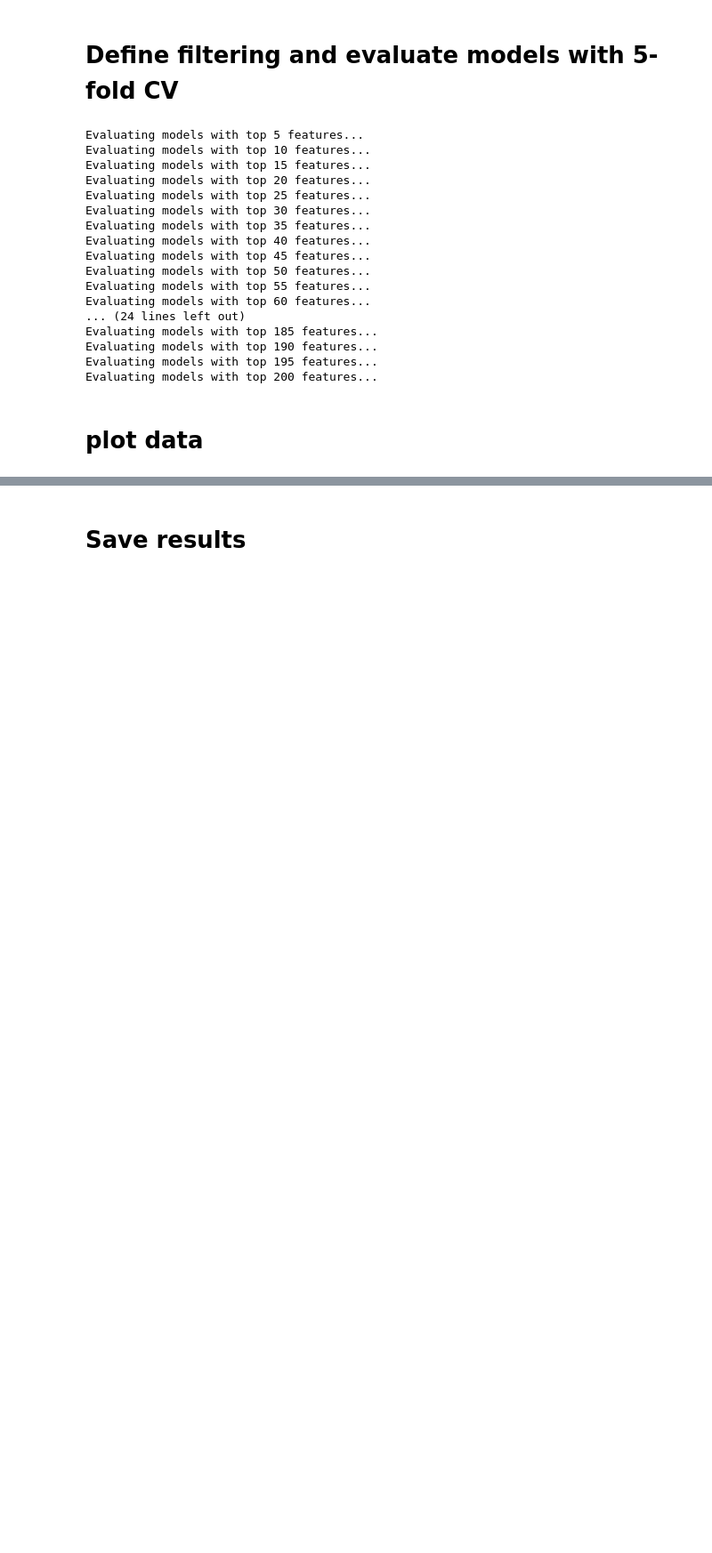
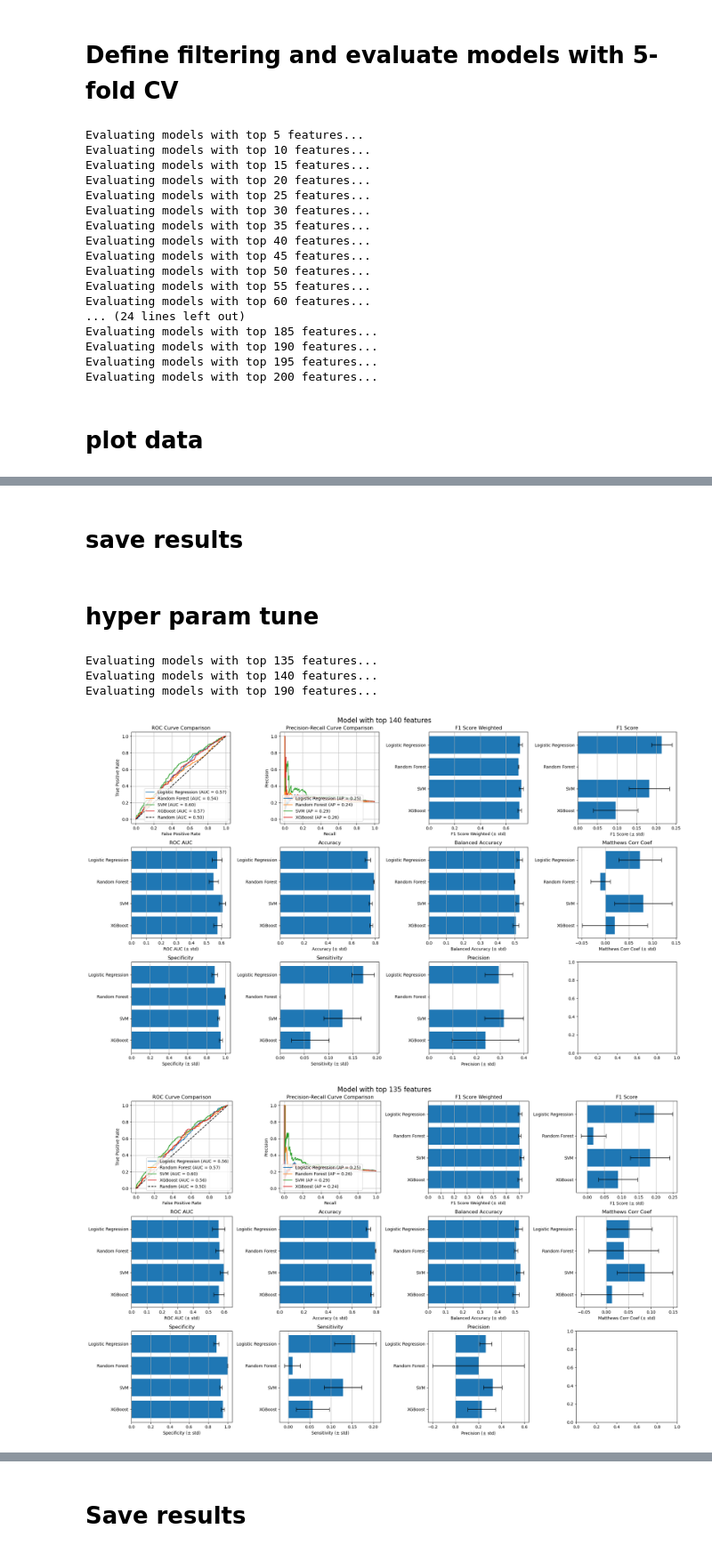
Before and after one commit to CNsquared/breast-cancer-team-1, a Jupyter notebook: project-5/notebooks/chris/gene_expression.ipynb, the cells around one changed output, grey strips where cells are left out. Shown at 89% size. Cells and saved outputs as stored; diff of their text form; code cells hidden in the pictures; blank space fills up the shorter version.

Commit message:
hyper param tune

```diff
--- a/project-5/notebooks/chris/gene_expression.ipynb
+++ b/project-5/notebooks/chris/gene_expression.ipynb
@@ -173,0 +198,57 @@ for k in top_k:
+# %% [markdown]
+<h1>save results</h1>
+# %%
+timestamp = datetime.datetime.now().strftime("%m%d_%H-%M")
+print(f"Timestamp: {timestamp}")
+
+output=f'results/cv_results/gene_expression_nested_{timestamp}.pkl'
+
+os.makedirs("results/cv_results", exist_ok=True)
+with open(output, "wb") as f:
+    pickle.dump(results, f)
+
+print(f"Results saved to {output}")
+# %% [markdown]
+<h1>hyper param tune</h1>
+# %%
+# evaluate models with different number of features
+results = {}
+for k in top_k:
+    print(f"Evaluating models with top {k} features...")
+    results[k] = evaluate_models_nested(X, y, filter_data=training_fold_filtering, k=k)
+
+# find the top 4 models based on average of models' f1 score
+f1_scores = []
+result_k = []
+for k, res in results.items():
+    scores = []
+    for name, model in res.items():
+        scores.append(model['F1 Score']['global'])
+    f1_scores.append(np.mean(scores))
+    result_k.append(k)
+
+# get the top 3 models
+top_k = np.asarray(result_k)[np.argsort(f1_scores)[-3:][::-1]]
+
+for k in top_k:
+    fig, axes = plt.subplots(3, 4, figsize=(20, 12))
+
+    plot_roc_curves(results[k], ax=axes[0, 0])
+    plot_precision_recall_curves(results[k], ax=axes[0, 1])
+    plot_classification_metric(results[k], ax=axes[0, 2], metric='F1 Score Weighted')
+    plot_classification_metric(results[k], ax=axes[0, 3], metric='F1 Score')
+    plot_classification_metric(results[k], ax=axes[1, 0], metric='ROC AUC')
+    plot_classification_metric(results[k], ax=axes[1, 1], metric='Accuracy')
+    plot_classification_metric(results[k], ax=axes[1, 2], metric='Balanced Accuracy')
+    plot_classification_metric(results[k], ax=axes[1, 3], metric='Matthews Corr Coef')
+    plot_classification_metric(results[k], ax=axes[2, 0], metric='Specificity')
+    plot_classification_metric(results[k], ax=axes[2, 1], metric='Sensitivity')
+    plot_classification_metric(results[k], ax=axes[2, 2], metric='Precision')
+    fig.suptitle(f"Model with top {k} features", fontsize=16)
+    fig.tight_layout()
+# %% [output]
+Evaluating models with top 135 features...
+Evaluating models with top 140 features...
+Evaluating models with top 190 features...
+[figure, added]
+[figure, added]
```
Also changed, not shown: parts of 5 cells of this notebook, 1 other file.
